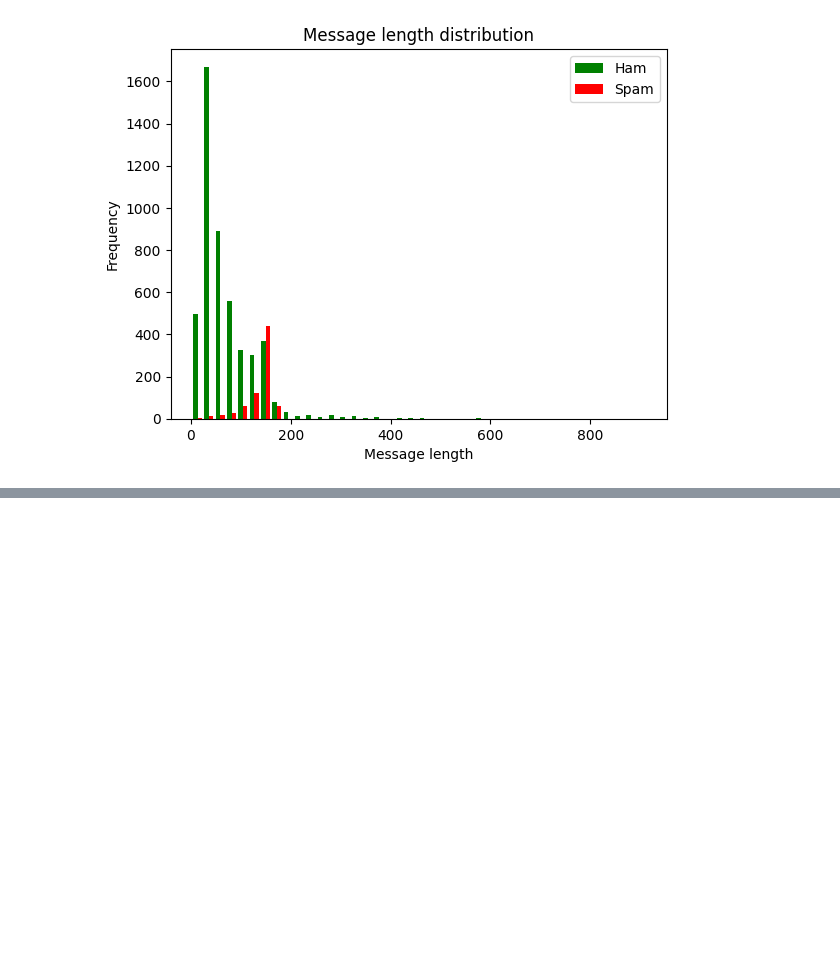
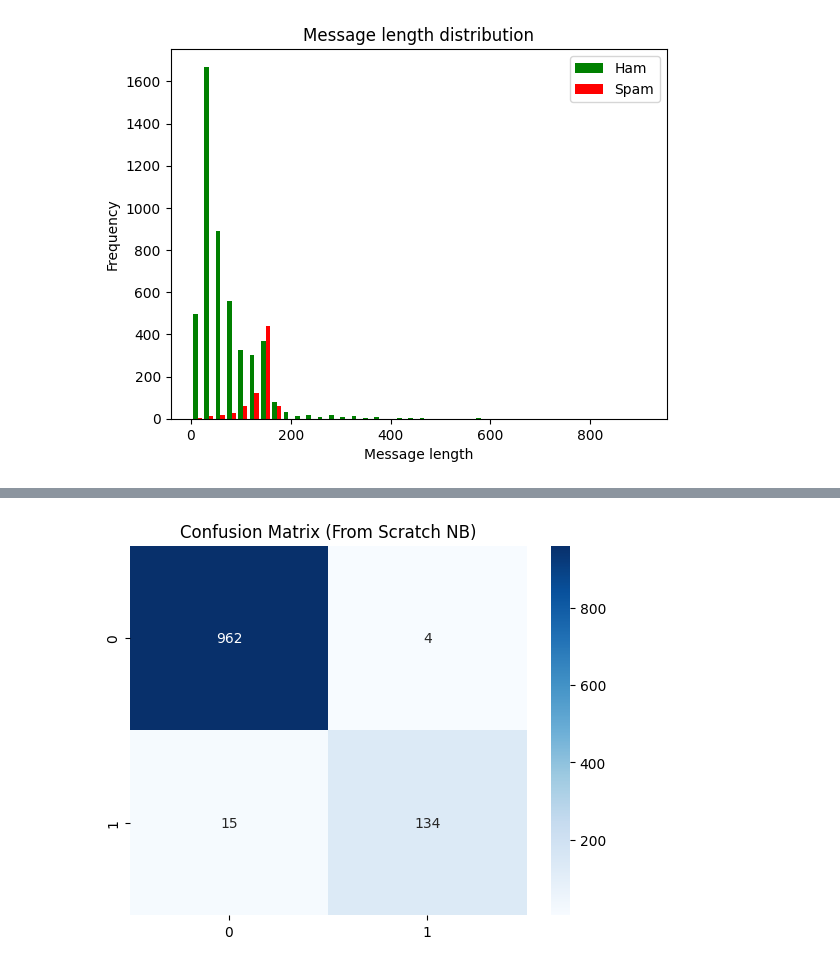
Before and after one commit to Dilharajay/spam-detection-bays-theorem, a Jupyter notebook: main.ipynb, the cells around one changed output, grey strips where cells are left out. Saved outputs shown, nothing was run; the diff lists cells and outputs as text; code cells hidden in the pictures; blank space fills up the shorter version.

Commit message:
added the model

```diff
--- a/main.ipynb
+++ b/main.ipynb
@@ -70,3 +68,14 @@ plt.ylabel("Frequency")
 plt.show()
 # %% [output]
 [figure]
+# %%
+# Preprocessing
+stop_words = set(stopwords.words('english'))
+def clean_text(text):
+    text = text.lower()
+    text = re.sub(r'[^a-z0-9\s]', ' ', text)
+    tokens = [w for w in text.split() if w not in stop_words]
+    return " ".join(tokens)
+
+df['clean_text'] = df['message'].apply(clean_text)
+df.head()
@@ -72,0 +89,62 @@ plt.show()
+# %%
+# Train-test split
+X_train, X_test, y_train, y_test = train_test_split(
+    df['clean_text'], df['label'], test_size=0.2, stratify=df['label'], random_state=42
+)
+# %%
+# 🧩 From-Scratch Multinomial Naive Bayes
+class MultinomialNB_from_scratch:
+    def __init__(self, alpha=1.0):
+        self.alpha = alpha
+        self.class_priors = {}
+        self.word_counts = {}
+        self.class_total_words = {}
+        self.vocab = set()
+
+    def fit(self, texts, labels):
+        classes = set(labels)
+        N = len(labels)
+        for c in classes:
+            self.word_counts[c] = Counter()
+            self.class_total_words[c] = 0
+        class_counts = Counter(labels)
+        for text, c in zip(texts, labels):
+            tokens = text.split()
+            self.word_counts[c].update(tokens)
+            self.class_total_words[c] += len(tokens)
+            self.vocab.update(tokens)
+        V = len(self.vocab)
+        for c in classes:
+            self.class_priors[c] = class_counts[c] / N
+        self.log_prob_w_given_c = {}
+        for c in classes:
+            denom = self.class_total_words[c] + self.alpha * V
+            self.log_prob_w_given_c[c] = defaultdict(lambda: math.log(self.alpha / denom))
+            for w, cnt in self.word_counts[c].items():
+                self.log_prob_w_given_c[c][w] = math.log((cnt + self.alpha) / denom)
+
+    def predict(self, texts):
+        preds = []
+        for text in texts:
+            tokens = text.split()
+            scores = {}
+            for c in self.class_priors:
+                score = math.log(self.class_priors[c])
+                for t in tokens:
+                    score += self.log_prob_w_given_c[c][t]
+                scores[c] = score
+            preds.append(max(scores, key=scores.get))
+        return preds
+
+# Train and evaluate
+scratch_model = MultinomialNB_from_scratch(alpha=1.0)
+scratch_model.fit(X_train.tolist(), y_train.tolist())
+pred_scratch = scratch_model.predict(X_test.tolist())
+
+print("=== From Scratch Naive Bayes ===")
+print(classification_report(y_test, pred_scratch))
+cm = confusion_matrix(y_test, pred_scratch)
+sns.heatmap(cm, annot=True, fmt='d', cmap='Blues')
+plt.title("Confusion Matrix (From Scratch NB)")
+plt.show()
+# %% [output]
@@ -72,0 +160 @@ plt.show()
+[figure, added]
```
Also changed, not shown: parts of 5 cells of this notebook.
